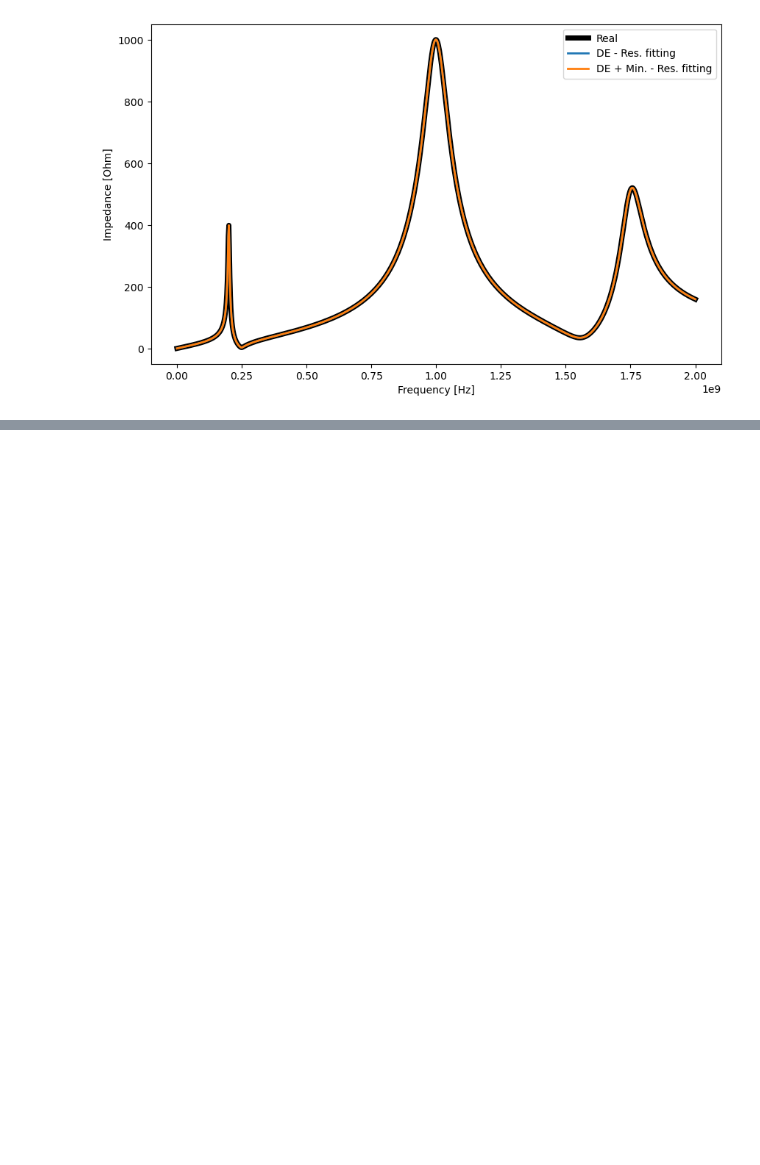
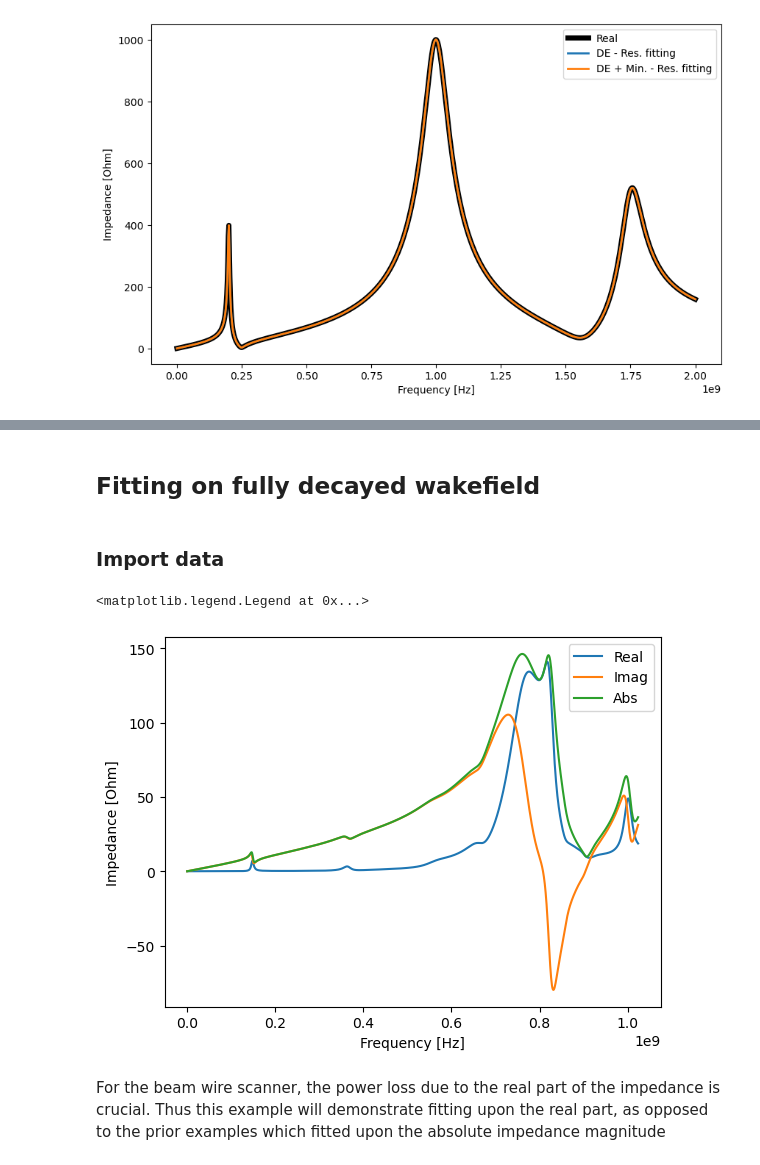
Before and after one commit to ImpedanCEI/IDDEFIX, a Jupyter notebook: examples/005_cmaes_examples.ipynb, the cells around one changed output, grey strips where cells are left out. Drawn from its saved outputs; the diff is of its cells as text; code cells hidden in the pictures; blank space fills up the shorter version.

Commit message:
Added two more examples to notebook

```diff
--- a/examples/005_cmaes_examples.ipynb
+++ b/examples/005_cmaes_examples.ipynb
@@ -109,0 +119,28 @@ plt.legend()
+# %% [markdown]
+## Fitting on fully decayed wakefield
+# %% [markdown]
+### Import data
+# %%
+# Importing impedance data
+data = np.loadtxt('data/003_beam_wire_scanner.txt', comments='#', delimiter='\t')
+
+# Extracting frequency and impedance
+
+frequency = data[:,0]*1e9 # Convert to GHz
+real_impedance = data[:,1]
+imag_impedance = data[:,2]
+
+impedance = real_impedance + 1j*imag_impedance
+# %%
+plt.plot(frequency, impedance.real, label='Real')
+plt.plot(frequency, impedance.imag, label='Imag')
+plt.plot(frequency, np.abs(impedance), label='Abs')
+
+plt.xlabel('Frequency [Hz]')
+plt.ylabel('Impedance [Ohm]')
+plt.legend()
+# %% [output]
+<matplotlib.legend.Legend at 0x...>
+[figure, added]
+# %% [markdown]
+For the beam wire scanner, the power loss due to the real part of the impedance is crucial. Thus this example will demonstrate fitting upon the real part, as opposed to the prior examples which fitted upon the absolute impedance magnitude
```
Also changed, not shown: parts of 18 cells of this notebook.
